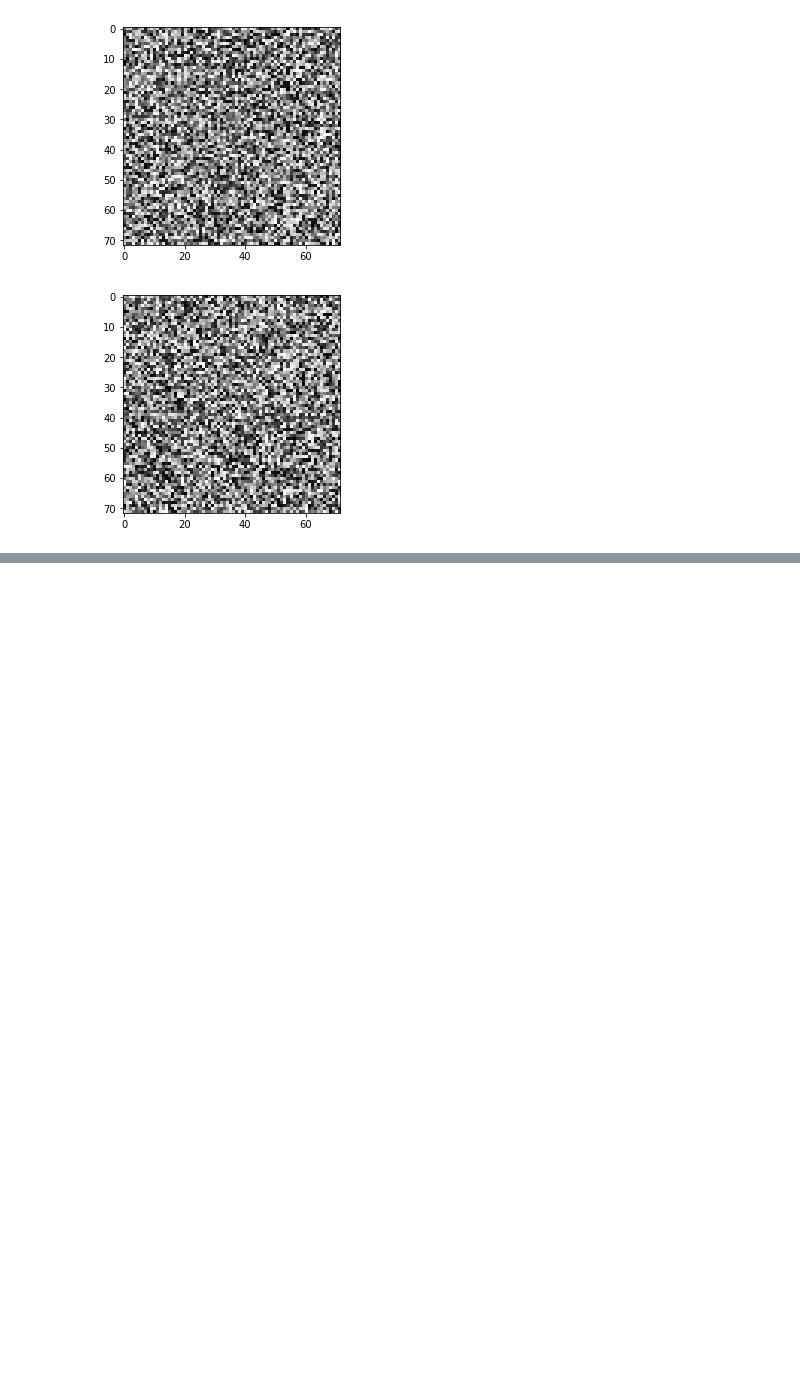
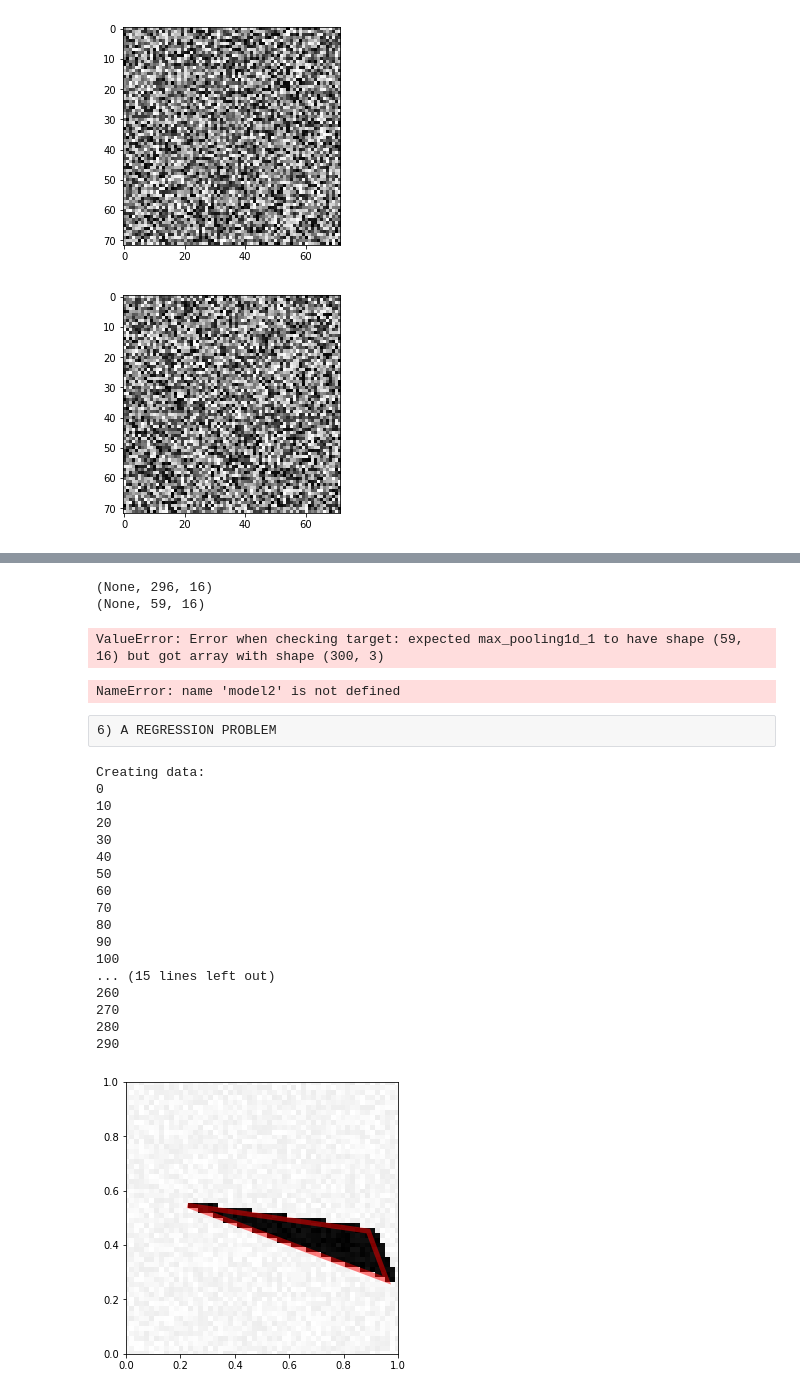
Before and after one commit to mariondechallens/Deep-Learning, a Jupyter notebook: MVA_MP1_FavredEchallens.ipynb, the cells around one changed output, grey strips where cells are left out. Saved outputs shown, nothing was run; the diff lists cells and outputs as text; code cells hidden in the pictures; blank space fills up the shorter version.

```diff
--- a/MVA_MP1_FavredEchallens.ipynb
+++ b/MVA_MP1_FavredEchallens.ipynb
@@ -290,0 +294,3 @@ plt.show()
+# %%
+[X_train, Y_train] = generate_dataset_classification(300, 20, True)
+Y_train = np_utils.to_categorical(Y_train, num_classes=3)
@@ -290,0 +316,12 @@ plt.show()
+# %%
+#Stochastic Gradient Descent
+# For a three-class classification problem
+model = Sequential()
+model.add(Dense(20, activation='relu', input_dim=5184))
+model.add(Dense(3, activation='softmax'))
+sgd = optimizers.SGD(lr=0.01, decay=1e-6, momentum=0.9, nesterov=True)
+model.compile(loss='categorical_crossentropy',
+              optimizer=sgd,metrics=['accuracy'])
+
+#training the model
+model.fit(X_train, Y_train, epochs=10, batch_size=32)
@@ -290,0 +373,9 @@ plt.show()
+# %%
+# For a three-class classification problem
+model_A = Sequential()
+model_A.add(Dense(20, activation='relu', input_dim=5184))
+model_A.add(Dense(3, activation='softmax'))
+model_A.compile(loss='categorical_crossentropy',
+              optimizer='adam',metrics=['accuracy'])
+#training the model
+model_A.fit(X_train, Y_train, epochs=10, batch_size=32)
@@ -290,0 +409,26 @@ plt.show()
+# %%
+#creating a new model
+X_train=X_train.reshape([-1,300, 5184])
+Y_train=Y_train.reshape([-1,300, 3])
+##Convolution1D
+model2 = Sequential()
+model2.add(Conv1D(16, 5, activation='relu',input_shape=(300,5184)))
+print(model2.output_shape)
+
+model2.add(MaxPooling1D(5))
+print(model2.output_shape)
+
+#model.add(Dense(3, activation='relu'))
+
+model2.compile(loss='categorical_crossentropy', optimizer=sgd,metrics=['accuracy'])
+model2.fit(X_train, Y_train, epochs=20, batch_size=32)
+# %% [output]
+(None, 296, 16)
+(None, 59, 16)
+ValueError: Error when checking target: expected max_pooling1d_1 to have shape (59, 16) but got array with shape (300, 3)
+# %%
+model2.evaluate(X_test, Y_test)
+# %% [output]
+NameError: name 'model2' is not defined
+# %% [raw]
+6) A REGRESSION PROBLEM
@@ -290,0 +444,22 @@ plt.show()
+# %%
+[X_train, Y_train] = generate_dataset_regression(300, 20)
+visualize_prediction(X_train[0], Y_train[0])
+# %% [output]
+Creating data:
+0
+10
+20
+30
+40
+50
+60
+70
+80
+90
+100
+... (15 lines left out)
+260
+270
+280
+290
+[figure, added]
```
Also changed, not shown: parts of 11 cells of this notebook.
